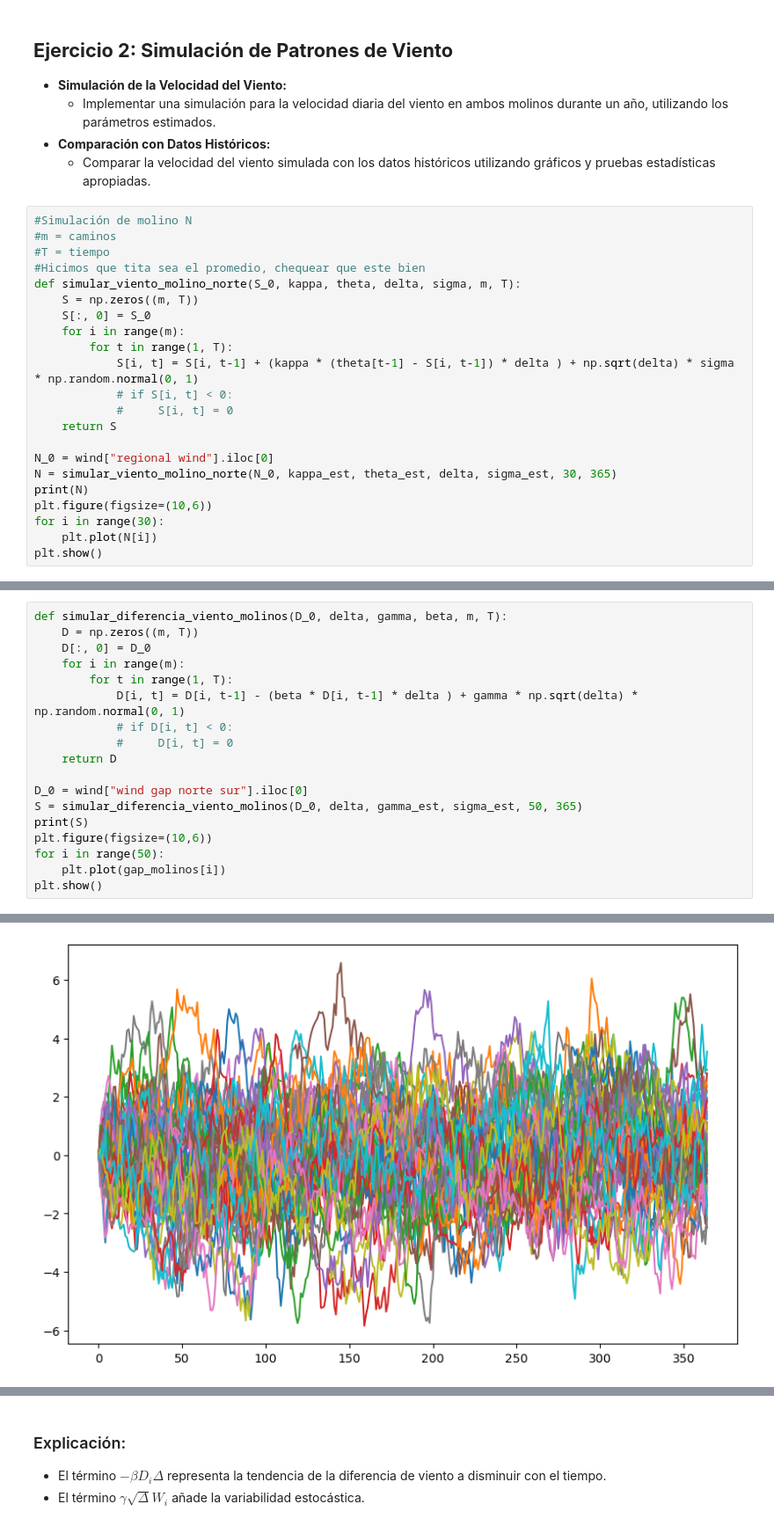
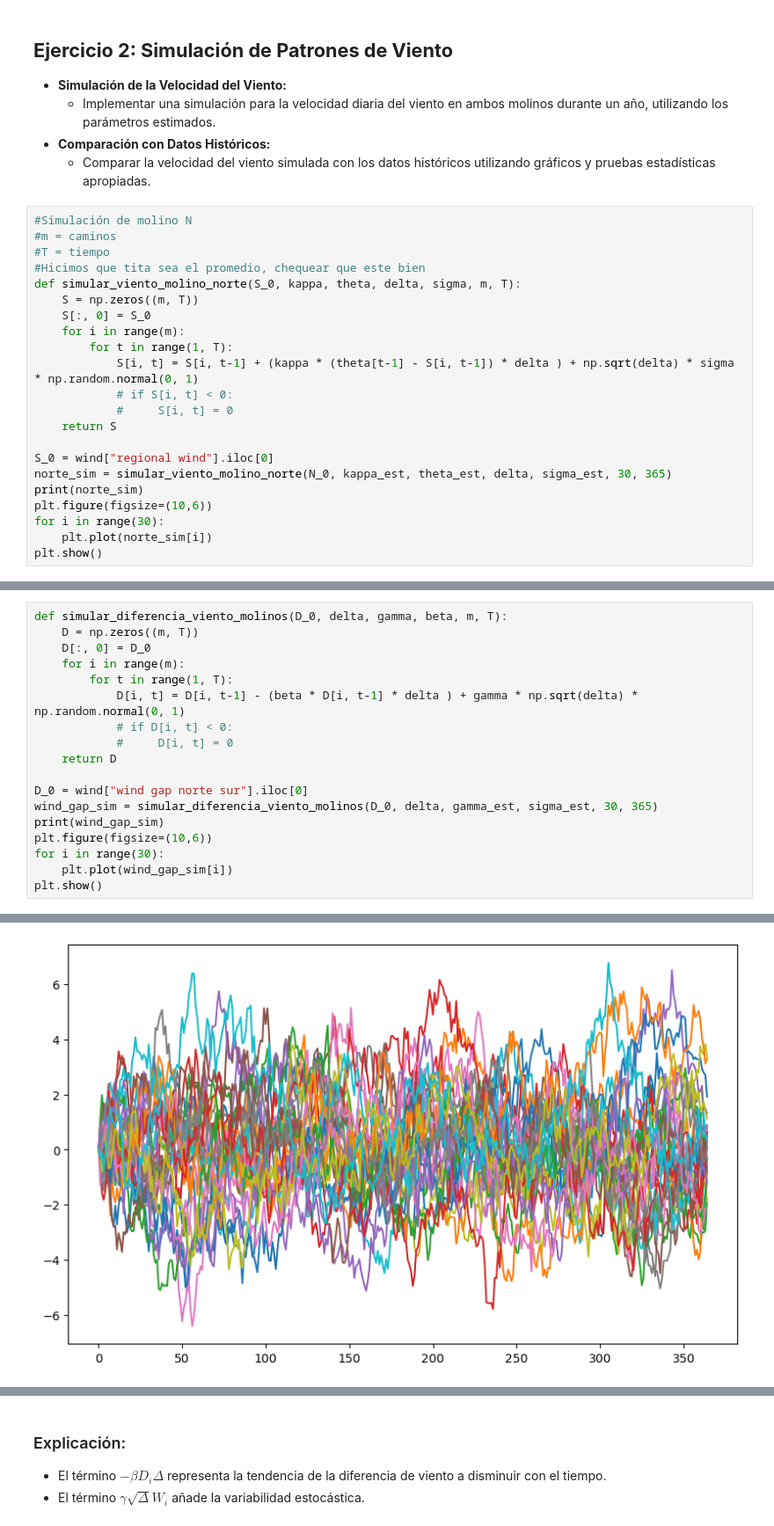
Before and after one commit to olmiave/ACN_TP1, a Jupyter notebook: TP1.ipynb, the cells around one changed output, grey strips where cells are left out. Shown at 88% size. Cells and saved outputs as stored; diff of their text form.

```diff
--- a/TP1.ipynb
+++ b/TP1.ipynb
@@ -376,11 +386,11 @@ def simular_viento_molino_norte(S_0, kappa, theta, delta, sigma, m, T):
             #     S[i, t] = 0
     return S
 
-N_0 = wind["regional wind"].iloc[0]
-N = simular_viento_molino_norte(N_0, kappa_est, theta_est, delta, sigma_est, 30, 365)
-print(N)
+S_0 = wind["regional wind"].iloc[0]
+norte_sim = simular_viento_molino_norte(N_0, kappa_est, theta_est, delta, sigma_est, 30, 365)
+print(norte_sim)
 plt.figure(figsize=(10,6))
 for i in range(30):
-    plt.plot(N[i])
+    plt.plot(norte_sim[i])
 plt.show()
 # %% [output]
@@ -404,10 +420,10 @@ def simular_diferencia_viento_molinos(D_0, delta, gamma, beta, m, T):
     return D
 
 D_0 = wind["wind gap norte sur"].iloc[0]
-S = simular_diferencia_viento_molinos(D_0, delta, gamma_est, sigma_est, 50, 365)
-print(S)
+wind_gap_sim = simular_diferencia_viento_molinos(D_0, delta, gamma_est, sigma_est, 30, 365)
+print(wind_gap_sim)
 plt.figure(figsize=(10,6))
-for i in range(50):
-    plt.plot(gap_molinos[i])
+for i in range(30):
+    plt.plot(wind_gap_sim[i])
 plt.show()
 # %% [output]
@@ -427 +443 @@ plt.show()
-[figure, old version]
+[figure, new version]
```
Also changed, not shown: parts of 20 cells of this notebook.
